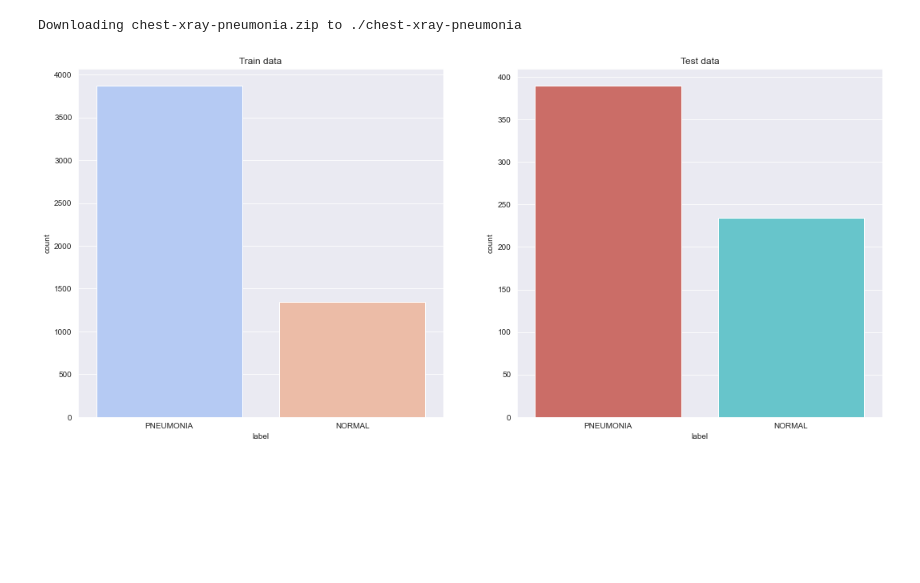
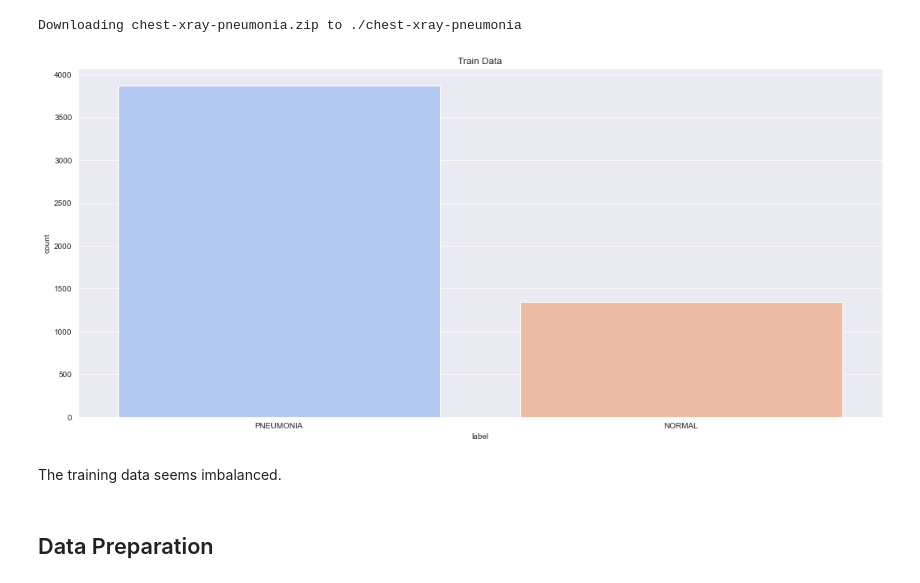
Before and after one commit to toscatle/pneumonia_xray_analysis, a Jupyter notebook: pneumonia_xray_analysis.ipynb, the cells around one changed output. Cells and saved outputs as stored; diff of their text form; code cells hidden in the pictures; blank space fills up the shorter version.

```diff
--- a/pneumonia_xray_analysis.ipynb
+++ b/pneumonia_xray_analysis.ipynb
@@ -47,8 +59,10 @@ train_path = data_path + '/train/'
 test_path = data_path + '/test/'
 val_path = data_path + '/val/'
 # %%
-#resizing the images
+#reshaping the images, and read in data from folders (https://www.kaggle.com/jedrzejdudzicz/pneumonia-detection-on-chest-x-ray-accuracy-92?scriptVersionId=42312416&cellId=15)
 img_size = 200
+
+
 def read_data(data_paths):
     for data_path in data_paths:
         labels = ['PNEUMONIA', 'NORMAL']
@@ -59,7 +73,8 @@ def read_data(data_paths):
             for img in os.listdir(curr_path):
                 if ('DS' not in img):
                     image_path = os.path.join(curr_path, img)
-                    image =  cv2.resize(cv2.imread(image_path), (img_size, img_size))
+                    image = cv2.resize(cv2.imread(image_path),
+                                       (img_size, img_size))
                     if image is not None:
                         images.append([image, label])
 
@@ -75,16 +87,17 @@ test_df = pd.DataFrame(test, columns = ['image', 'label'])
 # %%
-#visualizing the train dataset
+#visualizing the train dataset, first creating a dataframe
+train_df = pd.DataFrame(train, columns=['image', 'label'])
+
 plt.figure(figsize=(18, 8))
 sns.set_style("darkgrid")
 
-plt.subplot(1,2,1)
 sns.countplot(train_df['label'], palette = 'coolwarm')
-plt.title('Train data')
-
-plt.subplot(1,2,2)
-sns.countplot(test_df['label'], palette = "hls")
-plt.title('Test data')
+plt.title('Train Data')
 
 plt.show()
 # %% [output]
-[figure, old version]
+[figure, new version]
+# %% [markdown]
+The training data seems imbalanced.
+# %% [markdown]
+## Data Preparation
```
Also changed, not shown: parts of 22 cells of this notebook, 1 other file.
